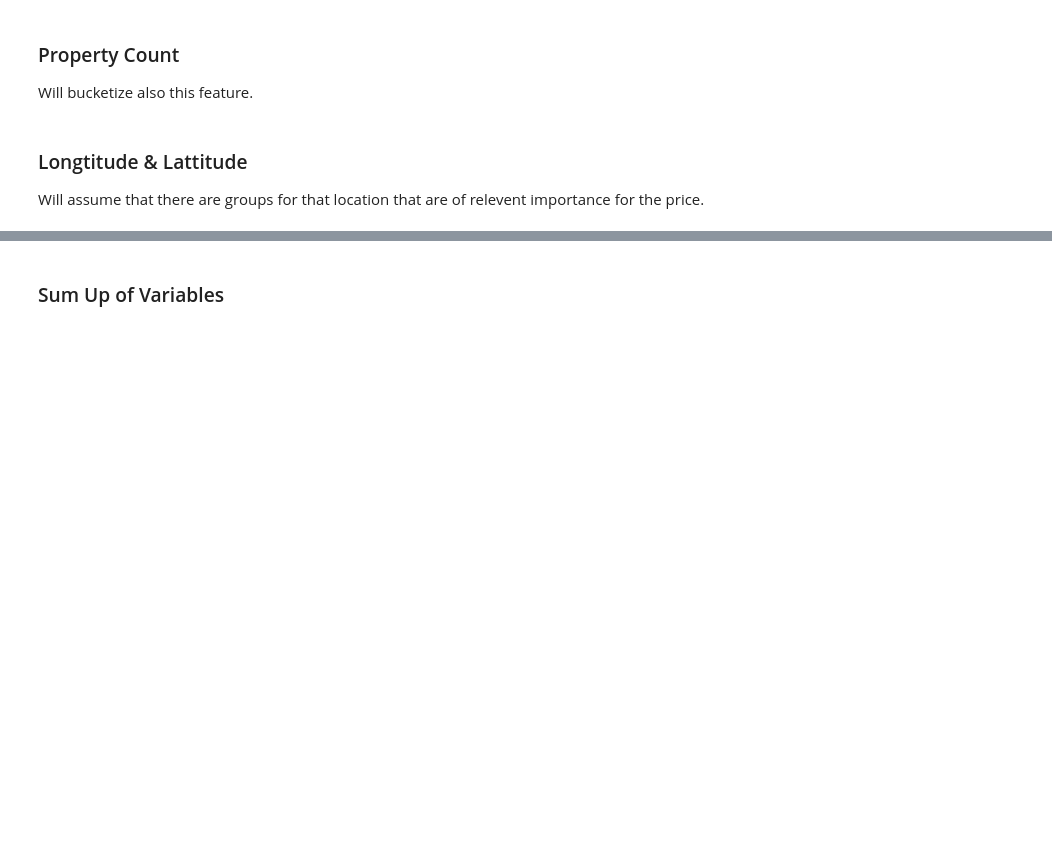
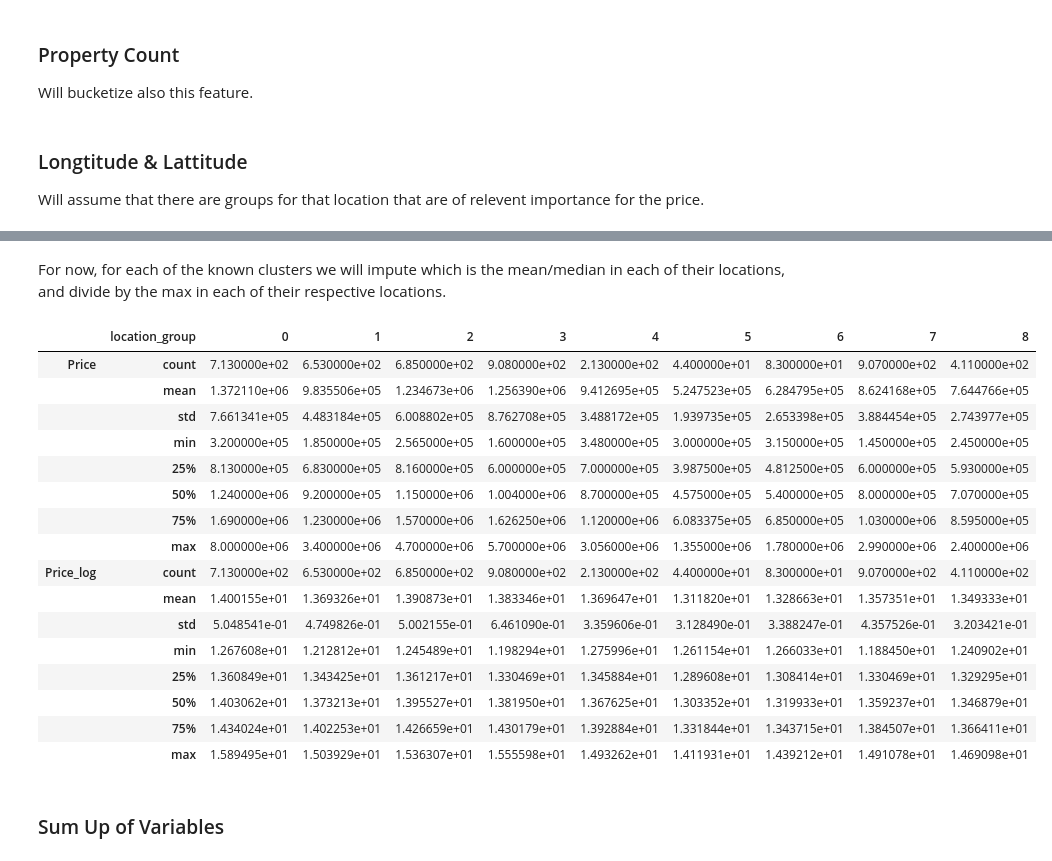
Before and after one commit to nil-andreu/machine-learning-posgrade, a Jupyter notebook: Project 2: Housing Price Prediction/House Pred.ipynb, the cells around one changed output, grey strips where cells are left out. Drawn from its saved outputs; the diff is of its cells as text; code cells hidden in the pictures; blank space fills up the shorter version.

```diff
--- a/Project 2: Housing Price Prediction/House Pred.ipynb
+++ b/Project 2: Housing Price Prediction/House Pred.ipynb
@@ -1415,0 +1477,26 @@ Having those clusters identified can be interesting for then to see distribution
+# %% [markdown]
+For now, for each of the known clusters we will impute which is the mean/median in each of their locations, and divide by the max in each of their respective locations.
+# %%
+location_group_info = train_set_extended\
+    .groupby('location_group')[['Price', 'Price_log']]\
+    .describe().T
+
+location_group_info
+# %% [output]
+|  | location_group | 0 | 1 | 2 | 3 | 4 | 5 | 6 | 7 | 8 |
+| Price | count | 7.130000e+02 | 6.530000e+02 | 6.850000e+02 | 9.080000e+02 | 2.130000e+02 | 4.400000e+01 | 8.300000e+01 | 9.070000e+02 | 4.110000e+02 |
+|  | mean | 1.372110e+06 | 9.835506e+05 | 1.234673e+06 | 1.256390e+06 | 9.412695e+05 | 5.247523e+05 | 6.284795e+05 | 8.624168e+05 | 7.644766e+05 |
+|  | std | 7.661341e+05 | 4.483184e+05 | 6.008802e+05 | 8.762708e+05 | 3.488172e+05 | 1.939735e+05 | 2.653398e+05 | 3.884454e+05 | 2.743977e+05 |
+|  | min | 3.200000e+05 | 1.850000e+05 | 2.565000e+05 | 1.600000e+05 | 3.480000e+05 | 3.000000e+05 | 3.150000e+05 | 1.450000e+05 | 2.450000e+05 |
+|  | 25% | 8.130000e+05 | 6.830000e+05 | 8.160000e+05 | 6.000000e+05 | 7.000000e+05 | 3.987500e+05 | 4.812500e+05 | 6.000000e+05 | 5.930000e+05 |
+|  | 50% | 1.240000e+06 | 9.200000e+05 | 1.150000e+06 | 1.004000e+06 | 8.700000e+05 | 4.575000e+05 | 5.400000e+05 | 8.000000e+05 | 7.070000e+05 |
+|  | 75% | 1.690000e+06 | 1.230000e+06 | 1.570000e+06 | 1.626250e+06 | 1.120000e+06 | 6.083375e+05 | 6.850000e+05 | 1.030000e+06 | 8.595000e+05 |
+|  | max | 8.000000e+06 | 3.400000e+06 | 4.700000e+06 | 5.700000e+06 | 3.056000e+06 | 1.355000e+06 | 1.780000e+06 | 2.990000e+06 | 2.400000e+06 |
+| Price_log | count | 7.130000e+02 | 6.530000e+02 | 6.850000e+02 | 9.080000e+02 | 2.130000e+02 | 4.400000e+01 | 8.300000e+01 | 9.070000e+02 | 4.110000e+02 |
+|  | mean | 1.400155e+01 | 1.369326e+01 | 1.390873e+01 | 1.383346e+01 | 1.369647e+01 | 1.311820e+01 | 1.328663e+01 | 1.357351e+01 | 1.349333e+01 |
+|  | std | 5.048541e-01 | 4.749826e-01 | 5.002155e-01 | 6.461090e-01 | 3.359606e-01 | 3.128490e-01 | 3.388247e-01 | 4.357526e-01 | 3.203421e-01 |
+|  | min | 1.267608e+01 | 1.212812e+01 | 1.245489e+01 | 1.198294e+01 | 1.275996e+01 | 1.261154e+01 | 1.266033e+01 | 1.188450e+01 | 1.240902e+01 |
+|  | 25% | 1.360849e+01 | 1.343425e+01 | 1.361217e+01 | 1.330469e+01 | 1.345884e+01 | 1.289608e+01 | 1.308414e+01 | 1.330469e+01 | 1.329295e+01 |
+|  | 50% | 1.403062e+01 | 1.373213e+01 | 1.395527e+01 | 1.381950e+01 | 1.367625e+01 | 1.303352e+01 | 1.319933e+01 | 1.359237e+01 | 1.346879e+01 |
+|  | 75% | 1.434024e+01 | 1.402253e+01 | 1.426659e+01 | 1.430179e+01 | 1.392884e+01 | 1.331844e+01 | 1.343715e+01 | 1.384507e+01 | 1.366411e+01 |
+|  | max | 1.589495e+01 | 1.503929e+01 | 1.536307e+01 | 1.555598e+01 | 1.493262e+01 | 1.411931e+01 | 1.439212e+01 | 1.491078e+01 | 1.469098e+01 |
```
Also changed, not shown: parts of 54 cells of this notebook, 1 other file.
